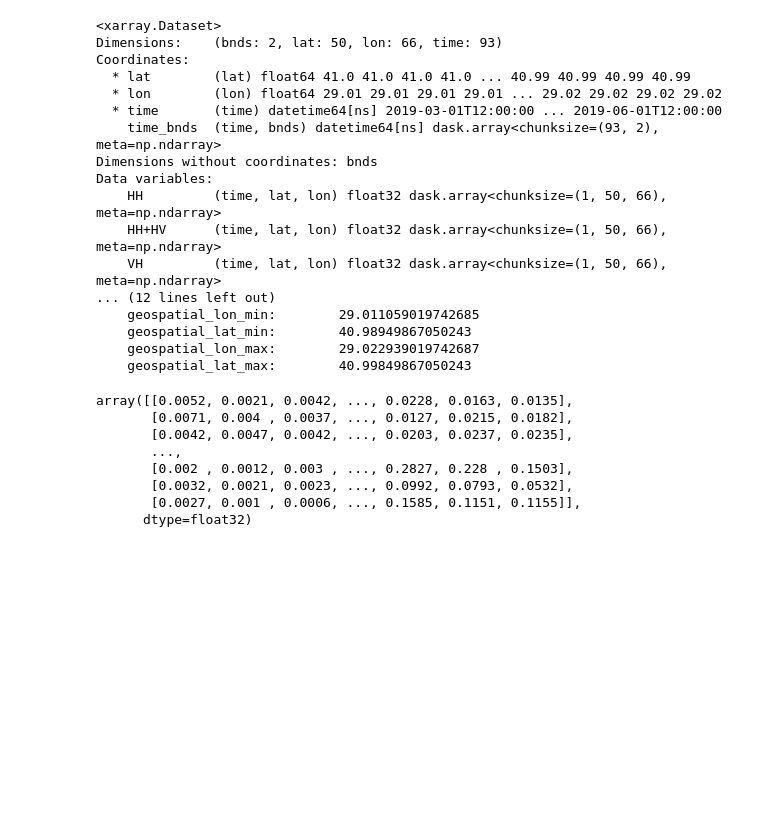
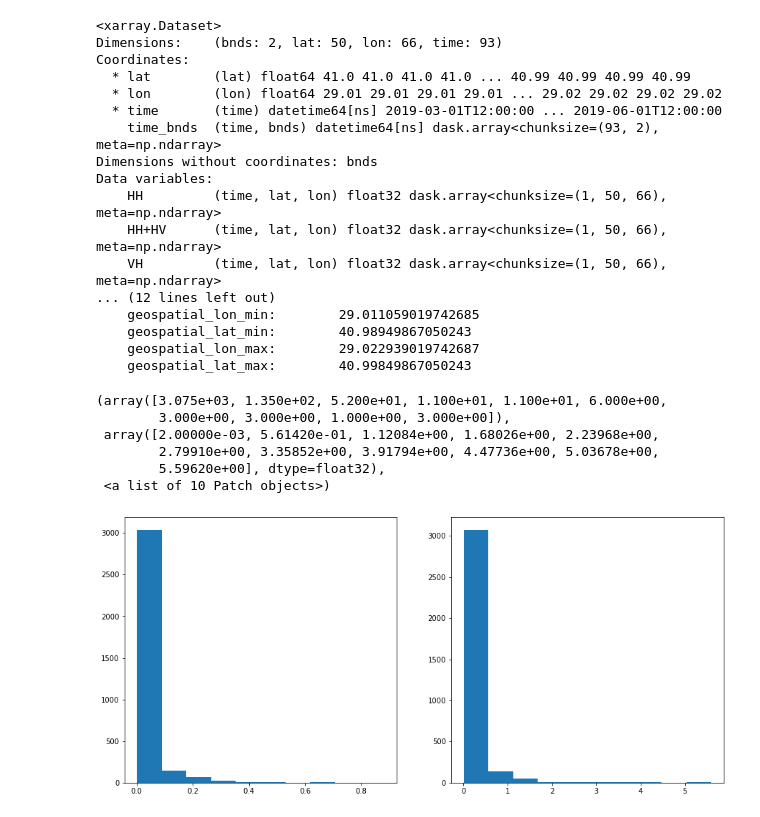
Before and after one commit to MichelDeudon/sentinel2-xcube-boat-detection, a Jupyter notebook: 7-Access_sentinel-1.ipynb, the cells around one changed output. Saved outputs shown, nothing was run; the diff lists cells and outputs as text; code cells hidden in the pictures; blank space fills up the shorter version.

```diff
--- a/7-Access_sentinel-1.ipynb
+++ b/7-Access_sentinel-1.ipynb
@@ -79,15 +79,20 @@ Data variables:
 nans_how = 'any'
 # cube = cube.dropna(dim='time',how=nans_how) # drop images w/ any nan. This line will crash since not all bands are presence
 cube = cube.where(cube.VV.mean(dim=('lat','lon')) > 0.0, drop=True)
-# %%
-cube.VH.isel(time=3).values
-# %% [output]
-array([[0.0052, 0.0021, 0.0042, ..., 0.0228, 0.0163, 0.0135],
-       [0.0071, 0.004 , 0.0037, ..., 0.0127, 0.0215, 0.0182],
-       [0.0042, 0.0047, 0.0042, ..., 0.0203, 0.0237, 0.0235],
-       ...,
-       [0.002 , 0.0012, 0.003 , ..., 0.2827, 0.228 , 0.1503],
-       [0.0032, 0.0021, 0.0023, ..., 0.0992, 0.0793, 0.0532],
-       [0.0027, 0.001 , 0.0006, ..., 0.1585, 0.1151, 0.1155]],
-      dtype=float32)
+# %%
+import matplotlib.pyplot as plt
+# plt.hist()
+plt.figure(figsize=(15, 15))
+plt.subplot(2, 2, 1)
+plt.hist(np.squeeze(cube.VH.isel(time=3).values.reshape(1, -1)))
+plt.subplot(2, 2, 2)
+plt.hist(np.squeeze(cube.VV.isel(time=3).values.reshape(1, -1)))
+# %% [output]
+(array([3.075e+03, 1.350e+02, 5.200e+01, 1.100e+01, 1.100e+01, 6.000e+00,
+        3.000e+00, 3.000e+00, 1.000e+00, 3.000e+00]),
+ array([2.00000e-03, 5.61420e-01, 1.12084e+00, 1.68026e+00, 2.23968e+00,
+        2.79910e+00, 3.35852e+00, 3.91794e+00, 4.47736e+00, 5.03678e+00,
+        5.59620e+00], dtype=float32),
+ <a list of 10 Patch objects>)
+[figure, added]
 # %%
```
Also changed, not shown: parts of 16 cells of this notebook.
